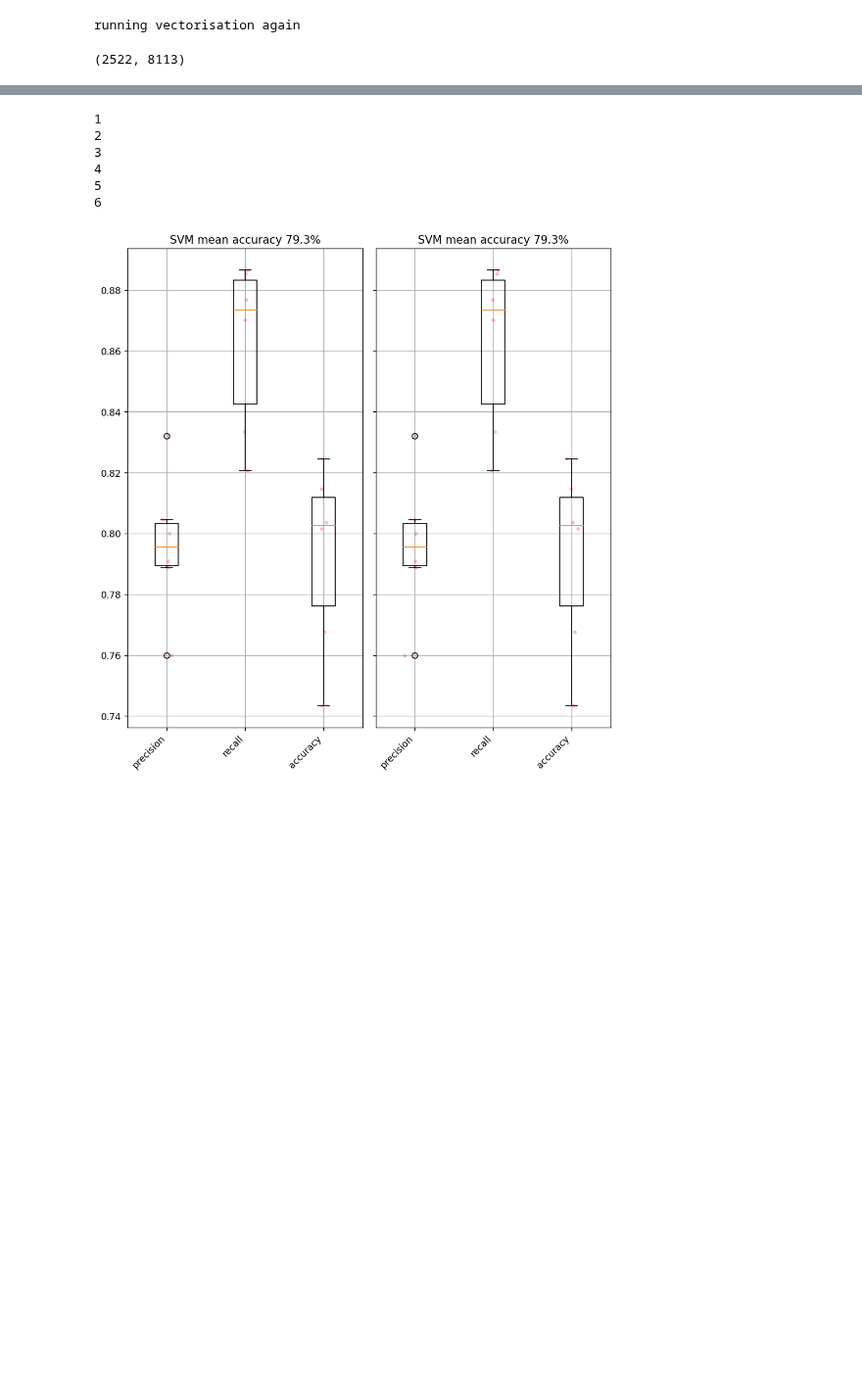
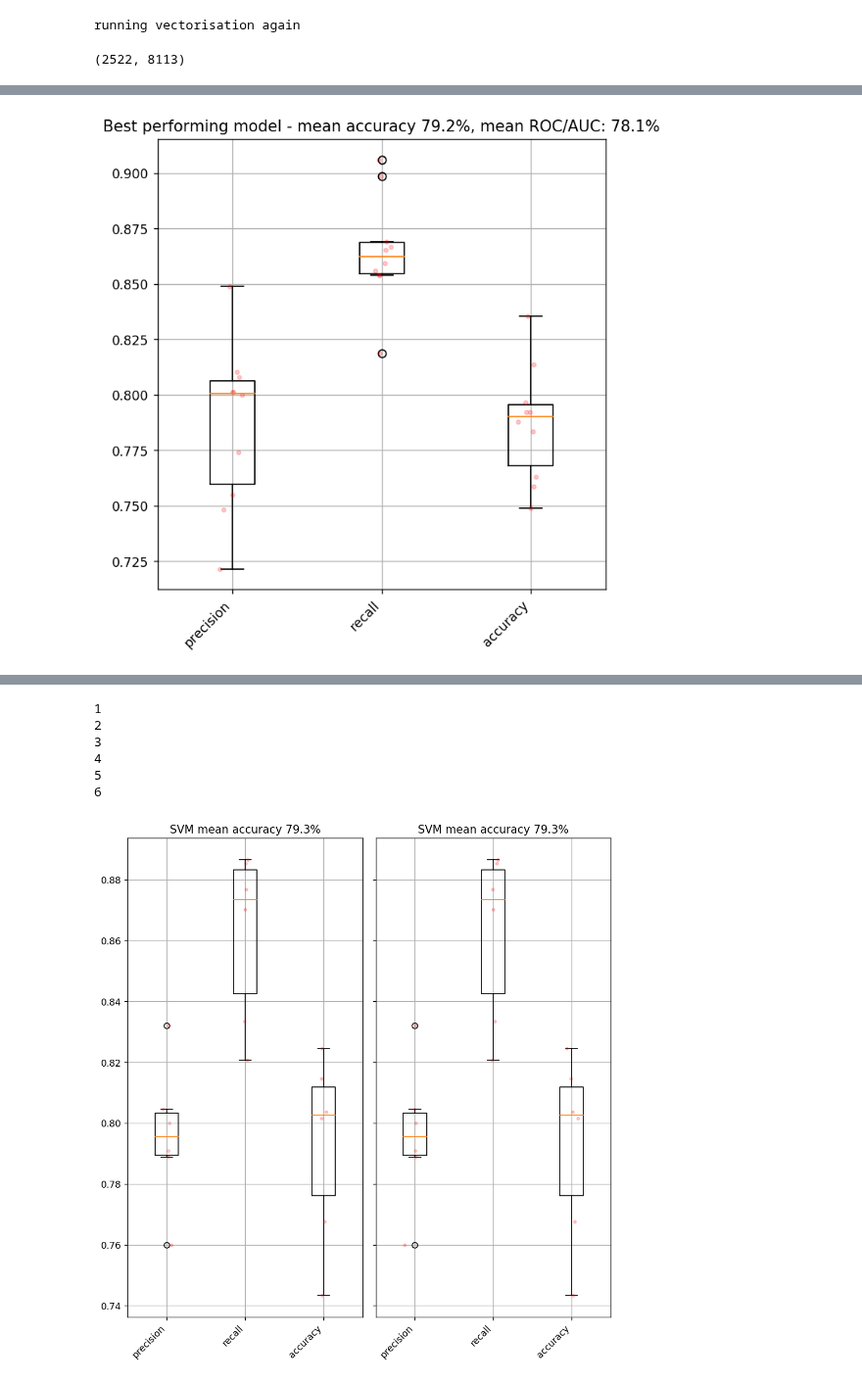
Before and after one commit to mcallaghan/regional-impacts-map, a Jupyter notebook: analysis/1a_relevance_prediction_test.ipynb, the cells around one changed output, grey strips where cells are left out. Shown at 98% size. Cells and saved outputs as stored; diff of their text form; code cells hidden in the pictures; blank space fills up the shorter version.

```diff
--- a/analysis/1a_relevance_prediction_test.ipynb
+++ b/analysis/1a_relevance_prediction_test.ipynb
@@ -218,0 +271,17 @@ clf_models, df = lu.cross_validate_models(X, y, clf_models, seen_index, n_splits
+# %%
+from importlib import reload
+import scoping.utils.learning_utils as lu
+reload(scoping.utils.learning_utils)
+
+fig, axs = plt.subplots(1, 1,dpi=125,figsize=(6,6),sharey=True)
+lu.plot_model_output([clf_models[1]],  ['p','r','e'], fig, [axs])
+axs.set_xticklabels(["precision","recall","accuracy"])
+
+ma = np.mean(clf_models[2]['e'])
+mauc = np.mean(clf_models[2]['auc'])
+axs.set_title(f"Best performing model - mean accuracy {ma:.1%}, mean ROC/AUC: {mauc:.1%}")
+fig.tight_layout()
+plt.savefig(f'../plots/prediction_models/0_relevance_best_performing.pdf',bbox_inches="tight")
+plt.show()
+# %% [output]
+[figure, added]
```
Also changed, not shown: parts of 14 cells of this notebook, 20 other files.
